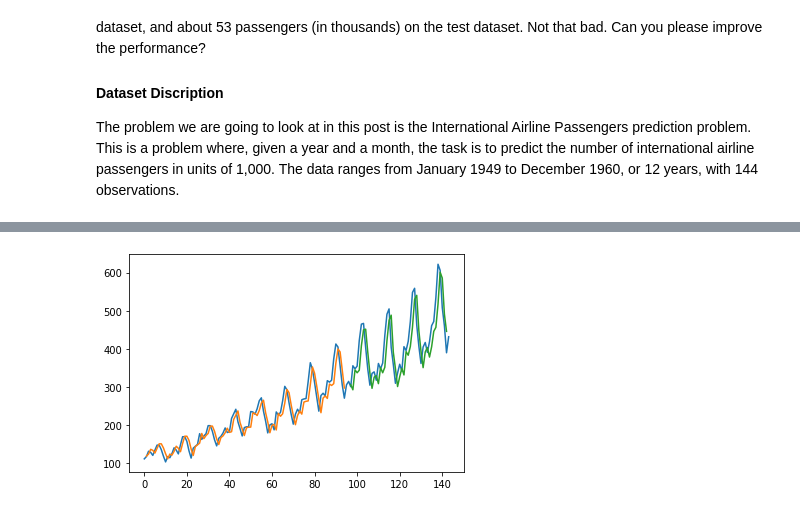
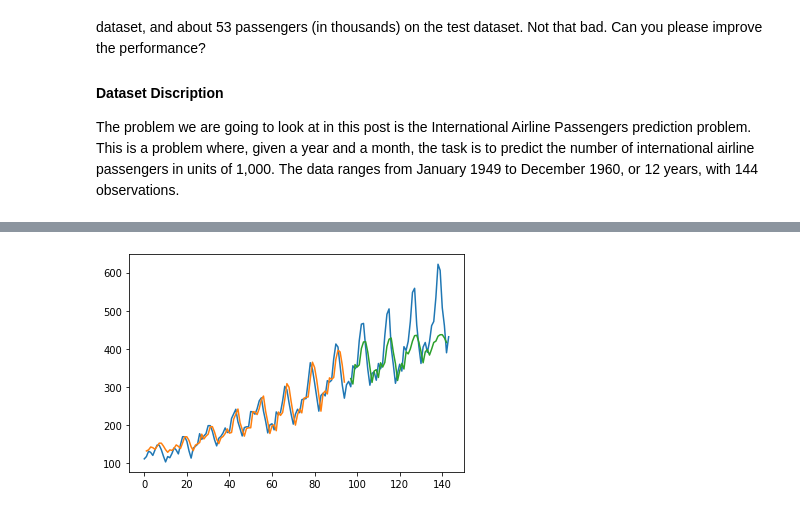
Before and after one commit to monali0802/CE888, a Jupyter notebook: Lab_7/Exercise_3_RNN.ipynb, the cells around one changed output, grey strips where cells are left out. Drawn from its saved outputs; the diff is of its cells as text; code cells hidden in the pictures.

```diff
--- a/Lab_7/Exercise_3_RNN.ipynb
+++ b/Lab_7/Exercise_3_RNN.ipynb
@@ -203,12 +203,12 @@ from sklearn.preprocessing import MinMaxScaler
 from sklearn.metrics import mean_squared_error
 # convert an array of values into a dataset matrix
 def create_dataset(dataset, look_back=1):
-	dataX, dataY = [], []
-	for i in range(len(dataset)-look_back-1):
-		a = dataset[i:(i+look_back), 0]
-		dataX.append(a)
-		dataY.append(dataset[i + look_back, 0])
-	return numpy.array(dataX), numpy.array(dataY)
+    dataX, dataY = [], []
+    for i in range(len(dataset)-look_back-1):
+        a = dataset[i:(i+look_back), 0]
+        dataX.append(a)
+        dataY.append(dataset[i + look_back, 0])
+    return numpy.array(dataX), numpy.array(dataY)
 # fix random seed for reproducibility
 numpy.random.seed(7)
 # load the dataset
@@ -232,8 +232,8 @@ testX = numpy.reshape(testX, (testX.shape[0], 1, testX.shape[1]))
 # create and fit the LSTM network
 model = Sequential()
 model.add(LSTM(40, input_shape=(1, look_back)))
-model.add(Dense(1))
-model.compile(loss='mean_squared_error', optimizer='rmsprop')
+model.add(Dense(1, activation='sigmoid'))
+model.compile(loss='binary_crossentropy', optimizer='adam', metrics=['accuracy'])
 model.fit(trainX, trainY, epochs=100, batch_size=1, verbose=2)
 # make predictions
 trainPredict = model.predict(trainX)
@@ -282 +282 @@ Test Score: 49.87 RMSE
-[figure, old version]
+[figure, new version]
```
Also changed, not shown: parts of 1 cell of this notebook.
